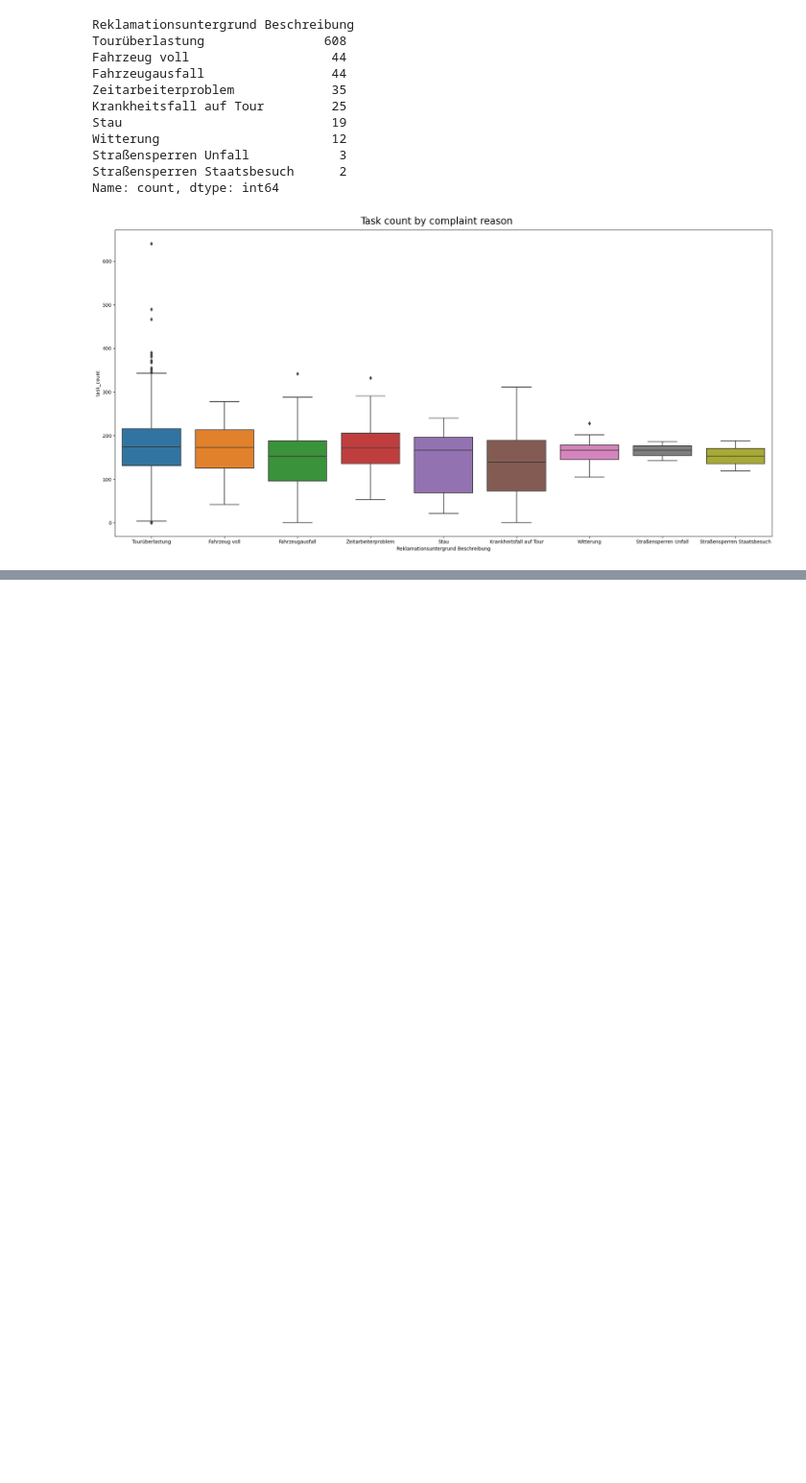
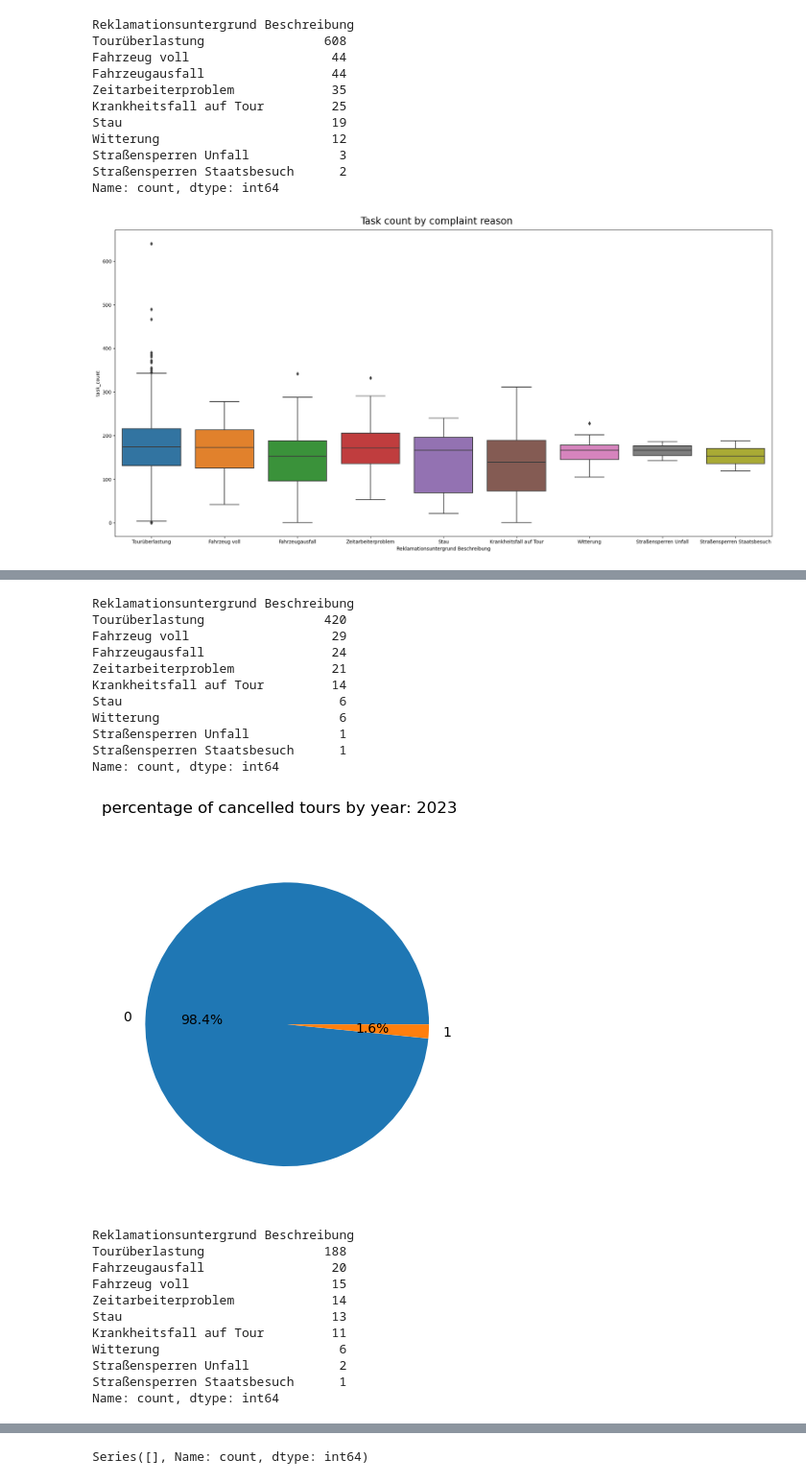
Before and after one commit to baz263/n3xtcoder, a Jupyter notebook: join.ipynb, the cells around one changed output, grey strips where cells are left out. Shown at 96% size. Cells and saved outputs as stored; diff of their text form; code cells hidden in the pictures; blank space fills up the shorter version.

```diff
--- a/join.ipynb
+++ b/join.ipynb
@@ -869,0 +928,31 @@ plt.show()
+# %%
+for val in everything_table.year.unique():
+    data = everything_table[everything_table.year == val]
+    print(data['Reklamationsuntergrund Beschreibung'].value_counts())
+    plt.suptitle(f'percentage of cancelled tours by year: {val}')
+    plt.pie(data.cancelled.value_counts().values, labels = data.cancelled.value_counts().index, autopct='%1.1f%%')
+    plt.show()
+# %% [output]
+Reklamationsuntergrund Beschreibung
+Tourüberlastung                420
+Fahrzeug voll                   29
+Fahrzeugausfall                 24
+Zeitarbeiterproblem             21
+Krankheitsfall auf Tour         14
+Stau                             6
+Witterung                        6
+Straßensperren Unfall            1
+Straßensperren Staatsbesuch      1
+Name: count, dtype: int64
+[figure, added]
+Reklamationsuntergrund Beschreibung
+Tourüberlastung                188
+Fahrzeugausfall                 20
+Fahrzeug voll                   15
+Zeitarbeiterproblem             14
+Stau                            13
+Krankheitsfall auf Tour         11
+Witterung                        6
+Straßensperren Unfall            2
+Straßensperren Staatsbesuch      1
+Name: count, dtype: int64
@@ -869,0 +960 @@ plt.show()
+Series([], Name: count, dtype: int64)
```
Also changed, not shown: parts of 42 cells of this notebook.
